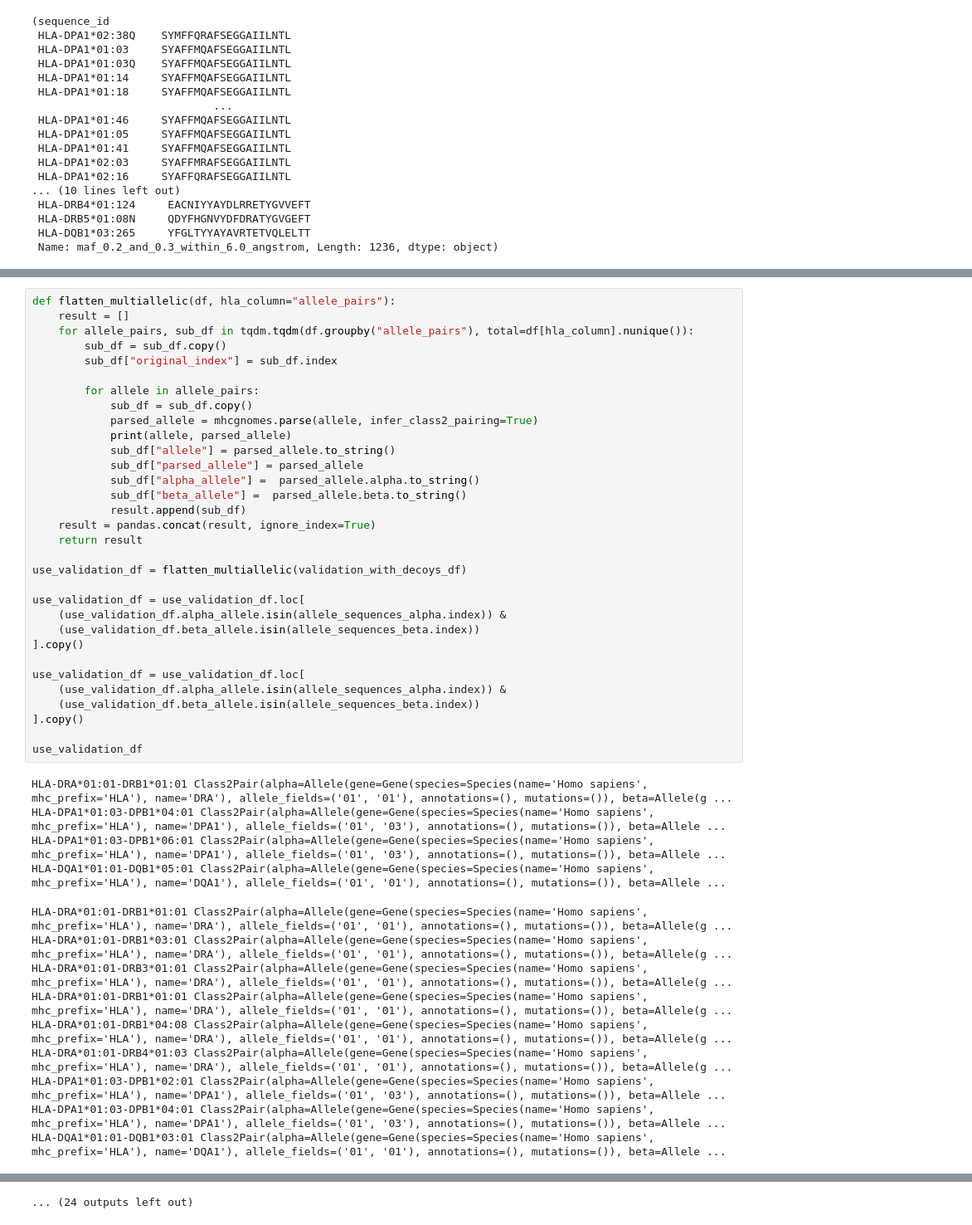
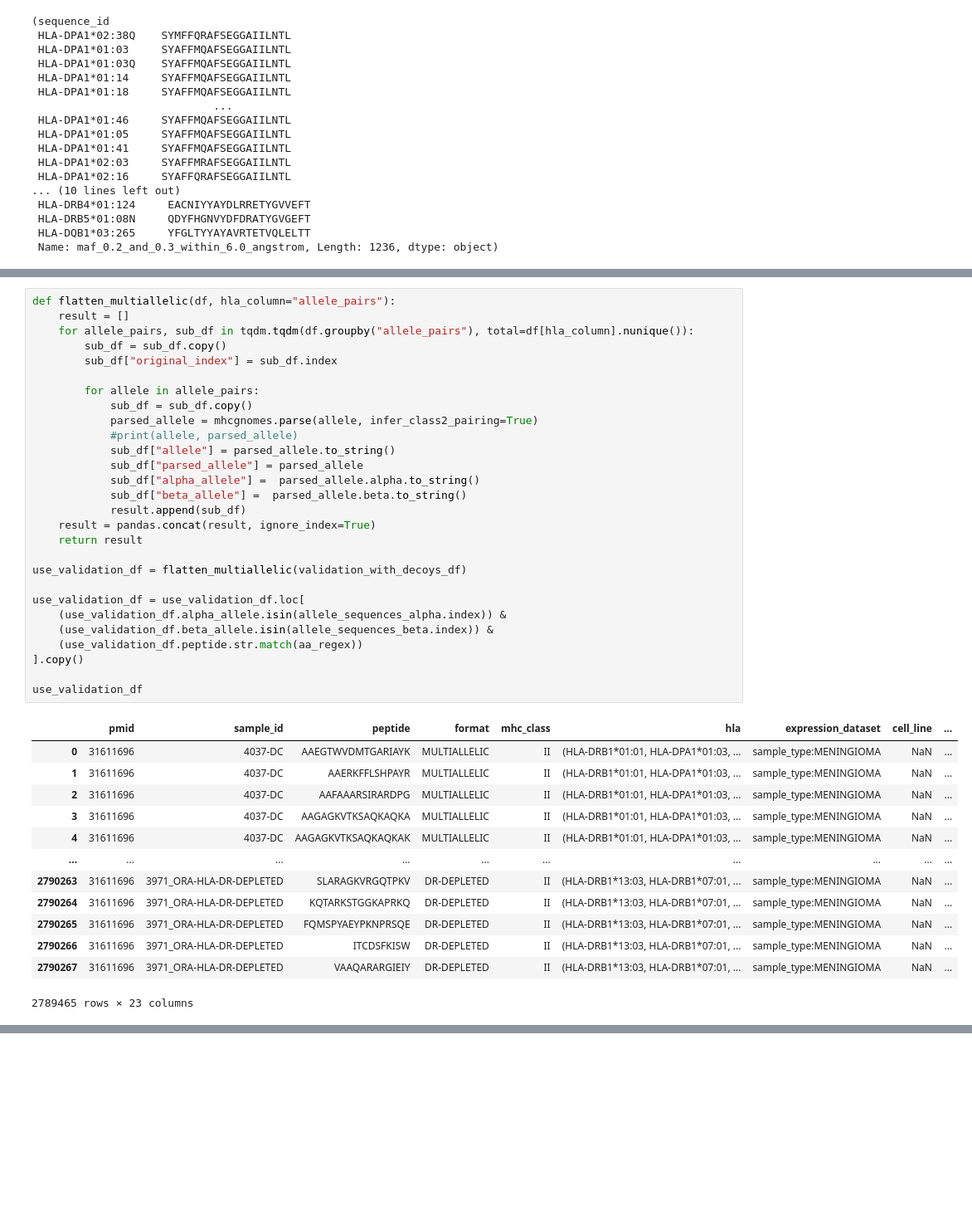
Before and after one commit to openvax/mhc2flurry, a Jupyter notebook: notebooks/1_simple_predictor_pan.ipynb, the cells around one changed output, grey strips where cells are left out. Shown at 83% size. Cells and saved outputs as stored; diff of their text form; blank space fills up the shorter version.

```diff
--- a/notebooks/1_simple_predictor_pan.ipynb
+++ b/notebooks/1_simple_predictor_pan.ipynb
@@ -443,46 +444,42 @@ Excluding []
 # %%
 def flatten_multiallelic(df, hla_column="allele_pairs"):
     result = []
     for allele_pairs, sub_df in tqdm.tqdm(df.groupby("allele_pairs"), total=df[hla_column].nunique()):
         sub_df = sub_df.copy()
         sub_df["original_index"] = sub_df.index
 
         for allele in allele_pairs:
             sub_df = sub_df.copy()
             parsed_allele = mhcgnomes.parse(allele, infer_class2_pairing=True)
-            print(allele, parsed_allele)
+            #print(allele, parsed_allele)
             sub_df["allele"] = parsed_allele.to_string()
             sub_df["parsed_allele"] = parsed_allele
             sub_df["alpha_allele"] =  parsed_allele.alpha.to_string()
             sub_df["beta_allele"] =  parsed_allele.beta.to_string()
             result.append(sub_df)
     result = pandas.concat(result, ignore_index=True)
     return result
 
 use_validation_df = flatten_multiallelic(validation_with_decoys_df)
 
 use_validation_df = use_validation_df.loc[
     (use_validation_df.alpha_allele.isin(allele_sequences_alpha.index)) &
-    (use_validation_df.beta_allele.isin(allele_sequences_beta.index))
-].copy()
-
-use_validation_df = use_validation_df.loc[
-    (use_validation_df.alpha_allele.isin(allele_sequences_alpha.index)) &
-    (use_validation_df.beta_allele.isin(allele_sequences_beta.index))
+    (use_validation_df.beta_allele.isin(allele_sequences_beta.index)) &
+    (use_validation_df.peptide.str.match(aa_regex))
 ].copy()
 
 use_validation_df
 # %% [output]
+|  | pmid | sample_id | peptide | format | mhc_class | hla | expression_dataset | cell_line | ... |
+| 0 | 31611696 | 4037-DC | AAEGTWVDMTGARIAYK | MULTIALLELIC | II | (HLA-DRB1*01:01, HLA-DPA1*01:03, ... | sample_type:MENINGIOMA | NaN | ... |
+| 1 | 31611696 | 4037-DC | AAERKFFLSHPAYR | MULTIALLELIC | II | (HLA-DRB1*01:01, HLA-DPA1*01:03, ... | sample_type:MENINGIOMA | NaN | ... |
+| 2 | 31611696 | 4037-DC | AAFAAARSIRARDPG | MULTIALLELIC | II | (HLA-DRB1*01:01, HLA-DPA1*01:03, ... | sample_type:MENINGIOMA | NaN | ... |
+| 3 | 31611696 | 4037-DC | AAGAGKVTKSAQKAQKA | MULTIALLELIC | II | (HLA-DRB1*01:01, HLA-DPA1*01:03, ... | sample_type:MENINGIOMA | NaN | ... |
+| 4 | 31611696 | 4037-DC | AAGAGKVTKSAQKAQKAK | MULTIALLELIC | II | (HLA-DRB1*01:01, HLA-DPA1*01:03, ... | sample_type:MENINGIOMA | NaN | ... |
+| ... | ... | ... | ... | ... | ... | ... | ... | ... | ... |
+| 2790263 | 31611696 | 3971_ORA-HLA-DR-DEPLETED | SLARAGKVRGQTPKV | DR-DEPLETED | II | (HLA-DRB1*13:03, HLA-DRB1*07:01, ... | sample_type:MENINGIOMA | NaN | ... |
+| 2790264 | 31611696 | 3971_ORA-HLA-DR-DEPLETED | KQTARKSTGGKAPRKQ | DR-DEPLETED | II | (HLA-DRB1*13:03, HLA-DRB1*07:01, ... | sample_type:MENINGIOMA | NaN | ... |
+| 2790265 | 31611696 | 3971_ORA-HLA-DR-DEPLETED | FQMSPYAEYPKNPRSQE | DR-DEPLETED | II | (HLA-DRB1*13:03, HLA-DRB1*07:01, ... | sample_type:MENINGIOMA | NaN | ... |
+| 2790266 | 31611696 | 3971_ORA-HLA-DR-DEPLETED | ITCDSFKISW | DR-DEPLETED | II | (HLA-DRB1*13:03, HLA-DRB1*07:01, ... | sample_type:MENINGIOMA | NaN | ... |
+| 2790267 | 31611696 | 3971_ORA-HLA-DR-DEPLETED | VAAQARARGIEIY | DR-DEPLETED | II | (HLA-DRB1*13:03, HLA-DRB1*07:01, ... | sample_type:MENINGIOMA | NaN | ... |
-HLA-DRA*01:01-DRB1*01:01 Class2Pair(alpha=Allele(gene=Gene(species=Species(name='Homo sapiens', mhc_prefix='HLA'), name='DRA'), allele_fields=('01', '01'), annotations=(), mutations=()), beta=Allele(g ...
-HLA-DPA1*01:03-DPB1*04:01 Class2Pair(alpha=Allele(gene=Gene(species=Species(name='Homo sapiens', mhc_prefix='HLA'), name='DPA1'), allele_fields=('01', '03'), annotations=(), mutations=()), beta=Allele ...
-HLA-DPA1*01:03-DPB1*06:01 Class2Pair(alpha=Allele(gene=Gene(species=Species(name='Homo sapiens', mhc_prefix='HLA'), name='DPA1'), allele_fields=('01', '03'), annotations=(), mutations=()), beta=Allele ...
-HLA-DQA1*01:01-DQB1*05:01 Class2Pair(alpha=Allele(gene=Gene(species=Species(name='Homo sapiens', mhc_prefix='HLA'), name='DQA1'), allele_fields=('01', '01'), annotations=(), mutations=()), beta=Allele ...
+2789465 rows × 23 columns
-HLA-DRA*01:01-DRB1*01:01 Class2Pair(alpha=Allele(gene=Gene(species=Species(name='Homo sapiens', mhc_prefix='HLA'), name='DRA'), allele_fields=('01', '01'), annotations=(), mutations=()), beta=Allele(g ...
-HLA-DRA*01:01-DRB1*03:01 Class2Pair(alpha=Allele(gene=Gene(species=Species(name='Homo sapiens', mhc_prefix='HLA'), name='DRA'), allele_fields=('01', '01'), annotations=(), mutations=()), beta=Allele(g ...
-HLA-DRA*01:01-DRB3*01:01 Class2Pair(alpha=Allele(gene=Gene(species=Species(name='Homo sapiens', mhc_prefix='HLA'), name='DRA'), allele_fields=('01', '01'), annotations=(), mutations=()), beta=Allele(g ...
-HLA-DRA*01:01-DRB1*01:01 Class2Pair(alpha=Allele(gene=Gene(species=Species(name='Homo sapiens', mhc_prefix='HLA'), name='DRA'), allele_fields=('01', '01'), annotations=(), mutations=()), beta=Allele(g ...
-HLA-DRA*01:01-DRB1*04:08 Class2Pair(alpha=Allele(gene=Gene(species=Species(name='Homo sapiens', mhc_prefix='HLA'), name='DRA'), allele_fields=('01', '01'), annotations=(), mutations=()), beta=Allele(g ...
-HLA-DRA*01:01-DRB4*01:03 Class2Pair(alpha=Allele(gene=Gene(species=Species(name='Homo sapiens', mhc_prefix='HLA'), name='DRA'), allele_fields=('01', '01'), annotations=(), mutations=()), beta=Allele(g ...
-HLA-DPA1*01:03-DPB1*02:01 Class2Pair(alpha=Allele(gene=Gene(species=Species(name='Homo sapiens', mhc_prefix='HLA'), name='DPA1'), allele_fields=('01', '03'), annotations=(), mutations=()), beta=Allele ...
-HLA-DPA1*01:03-DPB1*04:01 Class2Pair(alpha=Allele(gene=Gene(species=Species(name='Homo sapiens', mhc_prefix='HLA'), name='DPA1'), allele_fields=('01', '03'), annotations=(), mutations=()), beta=Allele ...
-HLA-DQA1*01:01-DQB1*03:01 Class2Pair(alpha=Allele(gene=Gene(species=Species(name='Homo sapiens', mhc_prefix='HLA'), name='DQA1'), allele_fields=('01', '01'), annotations=(), mutations=()), beta=Allele ...
@@ -584,4 +486,3 @@ HLA-DQA1*02:01-DQB1*02:02 Class2Pair(alpha=Allele(gene=Gene(species=Species(name
-... (24 outputs left out)
 # %%
 import mhc2flurry.allele_encoding_pair
 import mhc2flurry.allele_encoding
```
Also changed, not shown: parts of 19 cells of this notebook.
